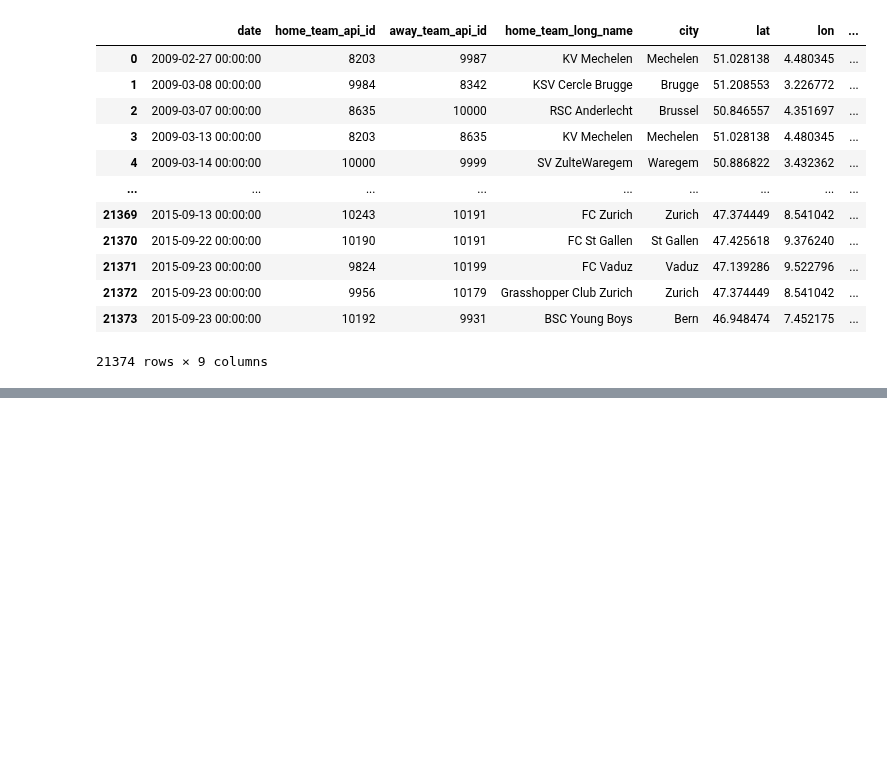
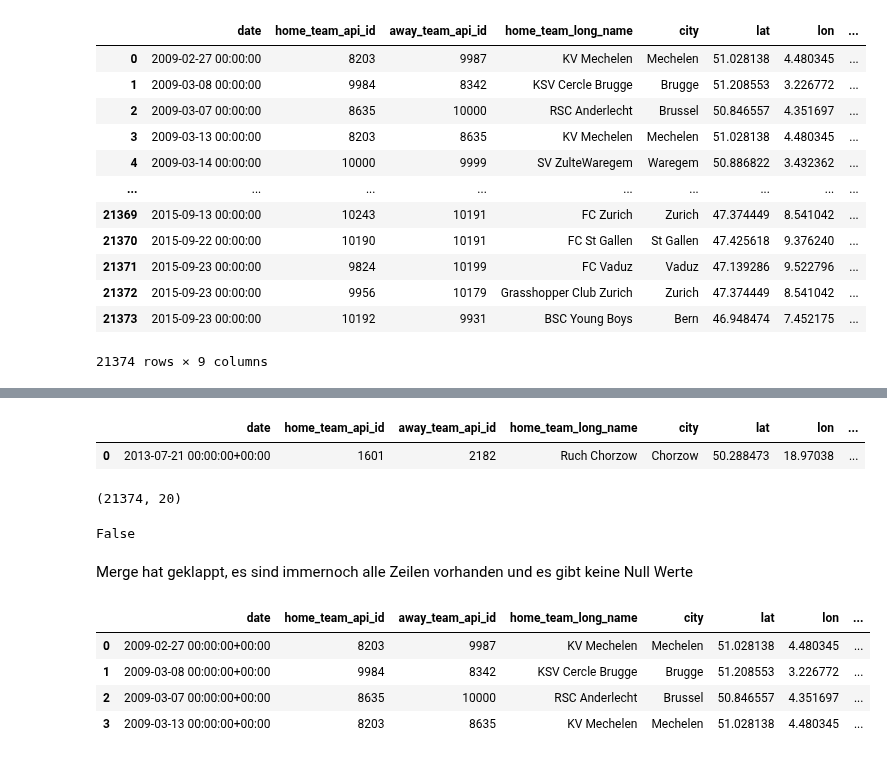
Before and after one commit to leolabla/MetaLabelingSportsPrediction, a Jupyter notebook: New Features.ipynb, the cells around one changed output, grey strips where cells are left out. Saved outputs shown, nothing was run; the diff lists cells and outputs as text; code cells hidden in the pictures; blank space fills up the shorter version.

```diff
--- a/New Features.ipynb
+++ b/New Features.ipynb
@@ -1456,0 +1459,4 @@ match_data_moon_phase.to_parquet("data/match_data_moon_phase.parquet")
+# %%
+moonphases = pd.read_parquet("data/match_data_moon_phase.parquet")
+weather = pd.read_parquet("data/all_matches_with_weather.parquet")
+game_pause = pd.read_parquet("data/days_since_last_game_home_team.parquet")
@@ -1456,0 +1502,5 @@ match_data_moon_phase.to_parquet("data/match_data_moon_phase.parquet")
+# %%
+game_pause.head(1)
+# %% [output]
+|  | date | home_team_api_id | away_team_api_id | home_team_long_name | city | lat | lon | ... |
+| 0 | 2013-07-21 00:00:00+00:00 | 1601 | 2182 | Ruch Chorzow | Chorzow | 50.288473 | 18.97038 | ... |
@@ -1456,0 +1509,10 @@ match_data_moon_phase.to_parquet("data/match_data_moon_phase.parquet")
+# %%
+external_data.shape
+# %% [output]
+(21374, 20)
+# %%
+external_data.isna().any().any()
+# %% [output]
+False
+# %% [markdown]
+Merge hat geklappt, es sind immernoch alle Zeilen vorhanden und es gibt keine Null Werte
@@ -1456,0 +1521,8 @@ match_data_moon_phase.to_parquet("data/match_data_moon_phase.parquet")
+# %%
+external_data_short.head(4)
+# %% [output]
+|  | date | home_team_api_id | away_team_api_id | home_team_long_name | city | lat | lon | ... |
+| 0 | 2009-02-27 00:00:00+00:00 | 8203 | 9987 | KV Mechelen | Mechelen | 51.028138 | 4.480345 | ... |
+| 1 | 2009-03-08 00:00:00+00:00 | 9984 | 8342 | KSV Cercle Brugge | Brugge | 51.208553 | 3.226772 | ... |
+| 2 | 2009-03-07 00:00:00+00:00 | 8635 | 10000 | RSC Anderlecht | Brussel | 50.846557 | 4.351697 | ... |
+| 3 | 2009-03-13 00:00:00+00:00 | 8203 | 8635 | KV Mechelen | Mechelen | 51.028138 | 4.480345 | ... |
```
Also changed, not shown: parts of 15 cells of this notebook.
